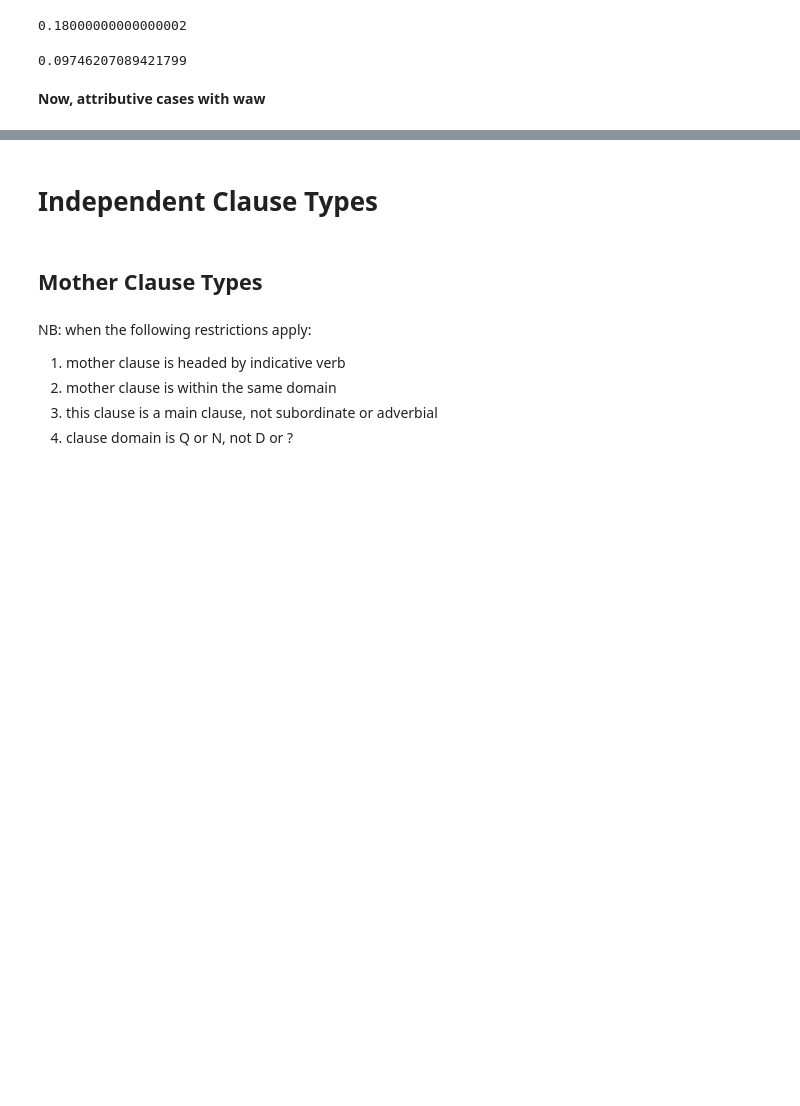
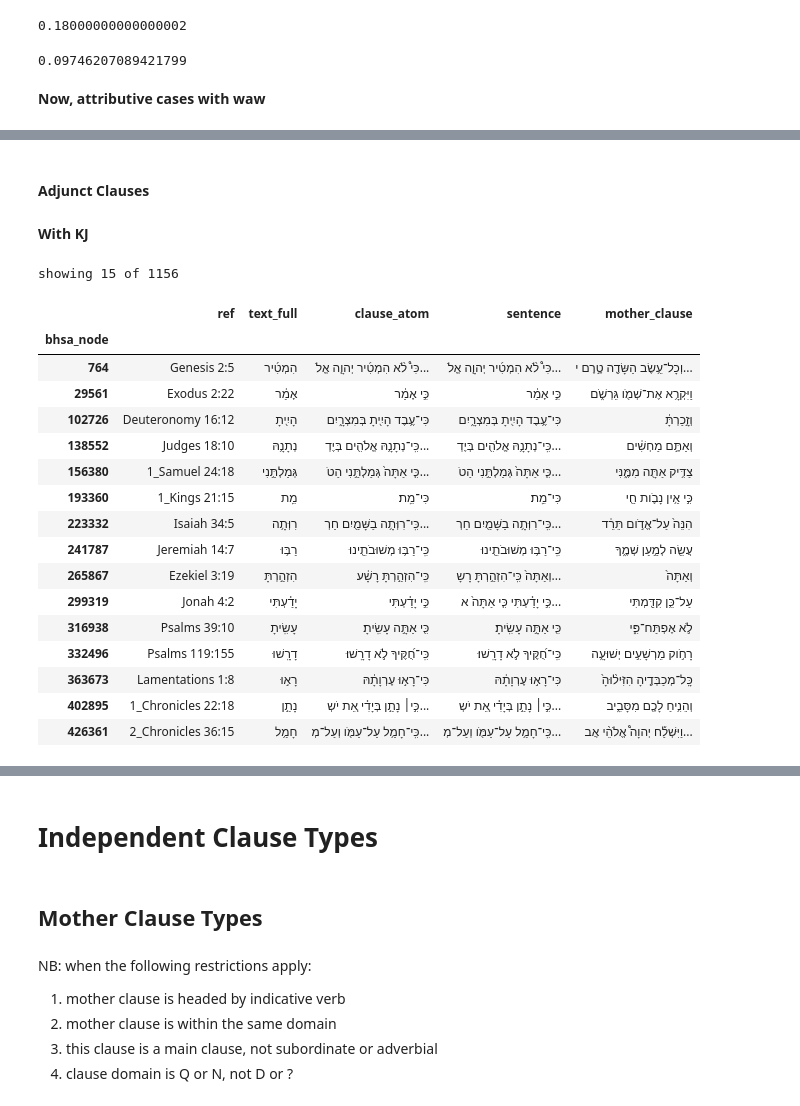
Before and after one commit to CambridgeSemiticsLab/Gesenius_data, a Jupyter notebook: analysis/§106_formal.ipynb, the cells around one changed output, grey strips where cells are left out. Saved outputs shown, nothing was run; the diff lists cells and outputs as text; code cells hidden in the pictures; blank space fills up the shorter version.

```diff
--- a/analysis/§106_formal.ipynb
+++ b/analysis/§106_formal.ipynb
@@ -1031,3 +1052,32 @@ showing 11 of 11
 | 366039 | Esther 2:1 | עָשָׂ֔תָה | וְאֵ֣ת אֲשֶׁר־עָשָׂ֔תָה | אַחַר֙ הַדְּבָרִ֣ים הָאֵ֔לֶּה כְּ... | WxQ0 | Wx | SubMod |
 | 366043 | Esther 2:1 | נִגְזַ֖ר | וְאֵ֥ת אֲשֶׁר־נִגְזַ֖ר עָלֶֽיהָ׃ | אַחַר֙ הַדְּבָרִ֣ים הָאֵ֔לֶּה כְּ... | WxQ0 | Wx | SubMod |
 | 367828 | Esther 5:11 | נִשְּׂאֹ֔ו | וְאֵ֣ת אֲשֶׁ֣ר נִשְּׂאֹ֔ו עַל־הַש... | וַיְסַפֵּ֨ר לָהֶ֥ם הָמָ֛ן אֶת־כְּ... | WxQ0 | Wx | SubMod |
+# %% [markdown]
+#### Adjunct Clauses
+# %% [markdown]
+**With KJ**
+# %%
+ts.show(qatal_df[
+    (qatal_df.clause_rela == 'SubAdv')
+    & (qatal_df.cltype_simp == 'x')
+    & (qatal_df.prec_part == '_KJ_')
+], spread=15, extra=['mother_clause'])
+# %% [output]
+showing 15 of 1156
+|  | ref | text_full | clause_atom | sentence | mother_clause |
+| bhsa_node |  |  |  |  |  |
+| 764 | Genesis 2:5 | הִמְטִ֜יר | כִּי֩ לֹ֨א הִמְטִ֜יר יְהוָ֤ה אֱלֹ... | כִּי֩ לֹ֨א הִמְטִ֜יר יְהוָ֤ה אֱלֹ... | וְכָל־עֵ֥שֶׂב הַשָּׂדֶ֖ה טֶ֣רֶם י... |
+| 29561 | Exodus 2:22 | אָמַ֔ר | כִּ֣י אָמַ֔ר | כִּ֣י אָמַ֔ר | וַיִּקְרָ֥א אֶת־שְׁמֹ֖ו גֵּרְשֹׁ֑ם |
+| 102726 | Deuteronomy 16:12 | הָיִ֖יתָ | כִּי־עֶ֥בֶד הָיִ֖יתָ בְּמִצְרָ֑יִם | כִּי־עֶ֥בֶד הָיִ֖יתָ בְּמִצְרָ֑יִם | וְזָ֣כַרְתָּ֔ |
+| 138552 | Judges 18:10 | נְתָנָ֥הּ | כִּֽי־נְתָנָ֥הּ אֱלֹהִ֖ים בְּיֶדְ... | כִּֽי־נְתָנָ֥הּ אֱלֹהִ֖ים בְּיֶדְ... | וְאַתֶּ֣ם מַחְשִׁ֔ים |
+| 156380 | 1_Samuel 24:18 | גְּמַלְתַּ֣נִי | כִּ֤י אַתָּה֙ גְּמַלְתַּ֣נִי הַטֹ... | כִּ֤י אַתָּה֙ גְּמַלְתַּ֣נִי הַטֹ... | צַדִּ֥יק אַתָּ֖ה מִמֶּ֑נִּי |
+| 193360 | 1_Kings 21:15 | מֵֽת | כִּי־מֵֽת׃ | כִּי־מֵֽת׃ | כִּ֣י אֵ֥ין נָבֹ֛ות חַ֖י |
+| 223332 | Isaiah 34:5 | רִוְּתָ֥ה | כִּֽי־רִוְּתָ֥ה בַשָּׁמַ֖יִם חַרְ... | כִּֽי־רִוְּתָ֥ה בַשָּׁמַ֖יִם חַרְ... | הִנֵּה֙ עַל־אֱדֹ֣ום תֵּרֵ֔ד |
+| 241787 | Jeremiah 14:7 | רַבּ֥וּ | כִּֽי־רַבּ֥וּ מְשׁוּבֹתֵ֖ינוּ | כִּֽי־רַבּ֥וּ מְשׁוּבֹתֵ֖ינוּ | עֲשֵׂ֖ה לְמַ֣עַן שְׁמֶ֑ךָ |
+| 265867 | Ezekiel 3:19 | הִזְהַ֣רְתָּ | כִּֽי־הִזְהַ֣רְתָּ רָשָׁ֔ע | וְאַתָּה֙ כִּֽי־הִזְהַ֣רְתָּ רָשָ... | וְאַתָּה֙ |
+| 299319 | Jonah 4:2 | יָדַ֗עְתִּי | כִּ֣י יָדַ֗עְתִּי | כִּ֣י יָדַ֗עְתִּי כִּ֤י אַתָּה֙ א... | עַל־כֵּ֥ן קִדַּ֖מְתִּי |
+| 316938 | Psalms 39:10 | עָשִֽׂיתָ | כִּ֖י אַתָּ֣ה עָשִֽׂיתָ׃ | כִּ֖י אַתָּ֣ה עָשִֽׂיתָ׃ | לֹ֣א אֶפְתַּח־פִּ֑י |
+| 332496 | Psalms 119:155 | דָרָֽשׁוּ | כִּֽי־חֻ֝קֶּיךָ לֹ֣א דָרָֽשׁוּ׃ | כִּֽי־חֻ֝קֶּיךָ לֹ֣א דָרָֽשׁוּ׃ | רָחֹ֣וק מֵרְשָׁעִ֣ים יְשׁוּעָ֑ה |
+| 363673 | Lamentations 1:8 | רָא֣וּ | כִּי־רָא֣וּ עֶרְוָתָ֔הּ | כִּי־רָא֣וּ עֶרְוָתָ֔הּ | כָּֽל־מְכַבְּדֶ֤יהָ הִזִּיל֨וּהָ֙ |
+| 402895 | 1_Chronicles 22:18 | נָתַ֣ן | כִּ֣י׀ נָתַ֣ן בְּיָדִ֗י אֵ֚ת יֹשְ... | כִּ֣י׀ נָתַ֣ן בְּיָדִ֗י אֵ֚ת יֹשְ... | וְהֵנִ֥יחַ לָכֶ֖ם מִסָּבִ֑יב |
+| 426361 | 2_Chronicles 36:15 | חָמַ֥ל | כִּֽי־חָמַ֥ל עַל־עַמֹּ֖ו וְעַל־מְ... | כִּֽי־חָמַ֥ל עַל־עַמֹּ֖ו וְעַל־מְ... | וַיִּשְׁלַ֡ח יְהוָה֩ אֱלֹהֵ֨י אֲב... |
```
Also changed, not shown: parts of 12 cells of this notebook.
